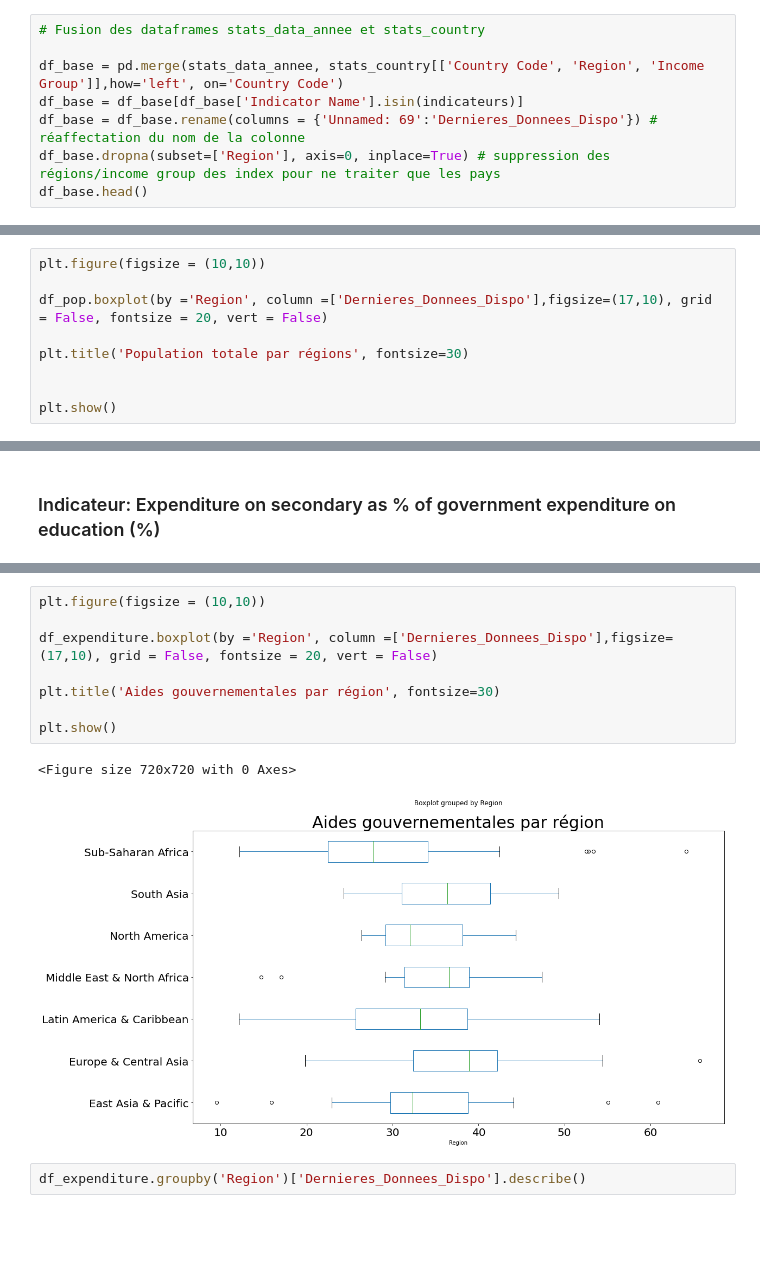
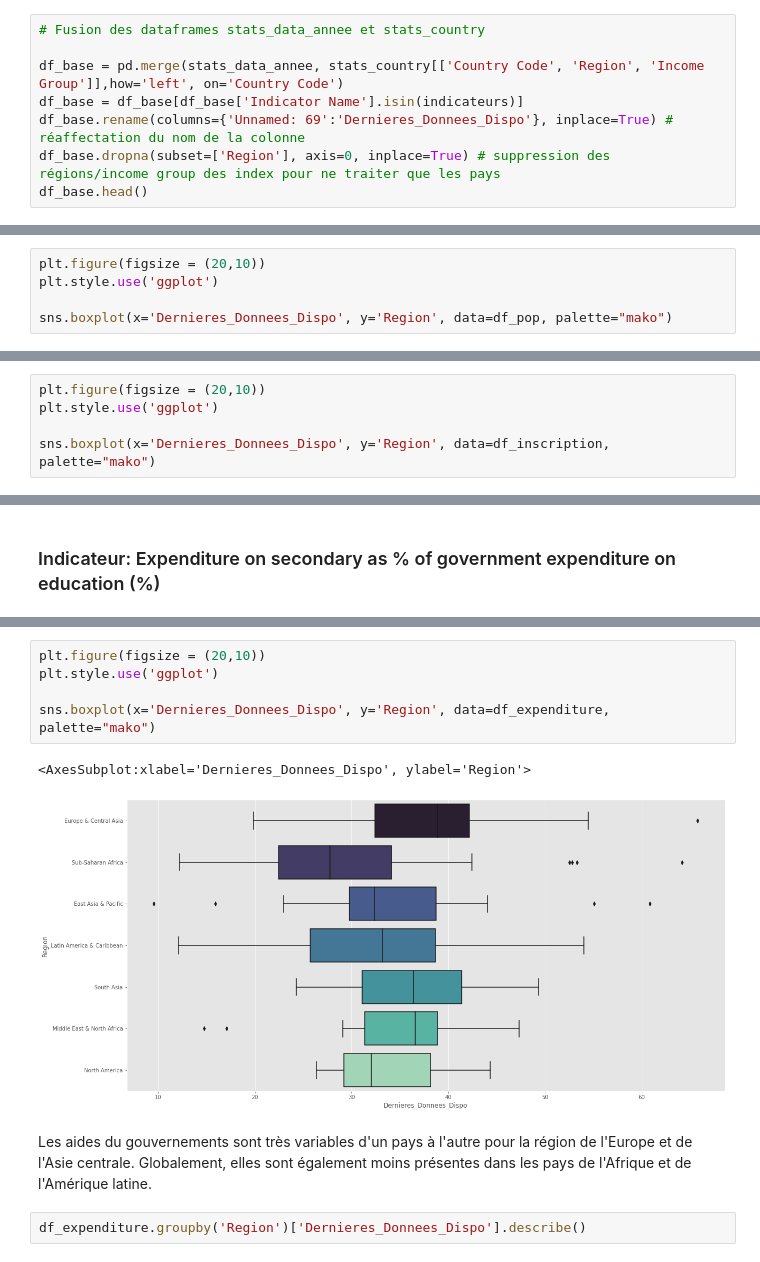
Before and after one commit to Charlotte-1987/openclassroom-projet2, a Jupyter notebook: notebook_p2.ipynb, the cells around one changed output, grey strips where cells are left out. Saved outputs shown, nothing was run; the diff lists cells and outputs as text; blank space fills up the shorter version.

```diff
--- a/notebook_p2.ipynb
+++ b/notebook_p2.ipynb
@@ -519,7 +527,7 @@ indicateurs = (
 
 df_base = pd.merge(stats_data_annee, stats_country[['Country Code', 'Region', 'Income Group']],how='left', on='Country Code')
 df_base = df_base[df_base['Indicator Name'].isin(indicateurs)]
-df_base = df_base.rename(columns = {'Unnamed: 69':'Dernieres_Donnees_Dispo'}) # réaffectation du nom de la colonne
+df_base.rename(columns={'Unnamed: 69':'Dernieres_Donnees_Dispo'}, inplace=True) # réaffectation du nom de la colonne
 df_base.dropna(subset=['Region'], axis=0, inplace=True) # suppression des régions/income group des index pour ne traiter que les pays
 df_base.head()
 # %% [output]
@@ -654,12 +662,8 @@ df_pop.head(100)
 | 647573 | East Asia & Pacific | Lower middle income | Papua New Guinea | Population, total | 8.084991e+06 |
 | 805168 | Sub-Saharan Africa | Low income | Togo | Population, total | 7.606374e+06 |
 # %%
-plt.figure(figsize = (10,10))
+plt.figure(figsize = (20,10))
+plt.style.use('ggplot')
 
-df_pop.boxplot(by ='Region', column =['Dernieres_Donnees_Dispo'],figsize=(17,10), grid = False, fontsize = 20, vert = False)
-
-plt.title('Population totale par régions', fontsize=30)
-
-
-plt.show()
+sns.boxplot(x='Dernieres_Donnees_Dispo', y='Region', data=df_pop, palette="mako")
 # %% [output]
@@ -715,0 +711,5 @@ plt.show()
+# %%
+plt.figure(figsize = (20,10))
+plt.style.use('ggplot')
+
+sns.boxplot(x='Dernieres_Donnees_Dispo', y='Region', data=df_inscription, palette="mako")
@@ -751,16 +756,15 @@ df_expenditure.head(100)
 | 488681 | Europe & Central Asia | High income: nonOECD | Latvia | Expenditure on secondary as % of ... | 31.202740 |
 | 653606 | Latin America & Caribbean | Upper middle income | Peru | Expenditure on secondary as % of ... | 30.779650 |
 # %%
-plt.figure(figsize = (10,10))
+plt.figure(figsize = (20,10))
+plt.style.use('ggplot')
 
-df_expenditure.boxplot(by ='Region', column =['Dernieres_Donnees_Dispo'],figsize=(17,10), grid = False, fontsize = 20, vert = False)
-
-plt.title('Aides gouvernementales par région', fontsize=30)
-
-plt.show()
+sns.boxplot(x='Dernieres_Donnees_Dispo', y='Region', data=df_expenditure, palette="mako")
 # %% [output]
-<Figure size 720x720 with 0 Axes>
+<AxesSubplot:xlabel='Dernieres_Donnees_Dispo', ylabel='Region'>
-[figure, old version]
+[figure, new version]
+# %% [markdown]
+Les aides du gouvernements sont très variables d'un pays à l'autre pour la région de l'Europe et de l'Asie centrale. Globalement, elles sont également moins présentes dans les pays de l'Afrique et de l'Amérique latine.
 # %%
 df_expenditure.groupby('Region')['Dernieres_Donnees_Dispo'].describe()
 # %% [output]
```
Also changed, not shown: parts of 25 cells of this notebook.
